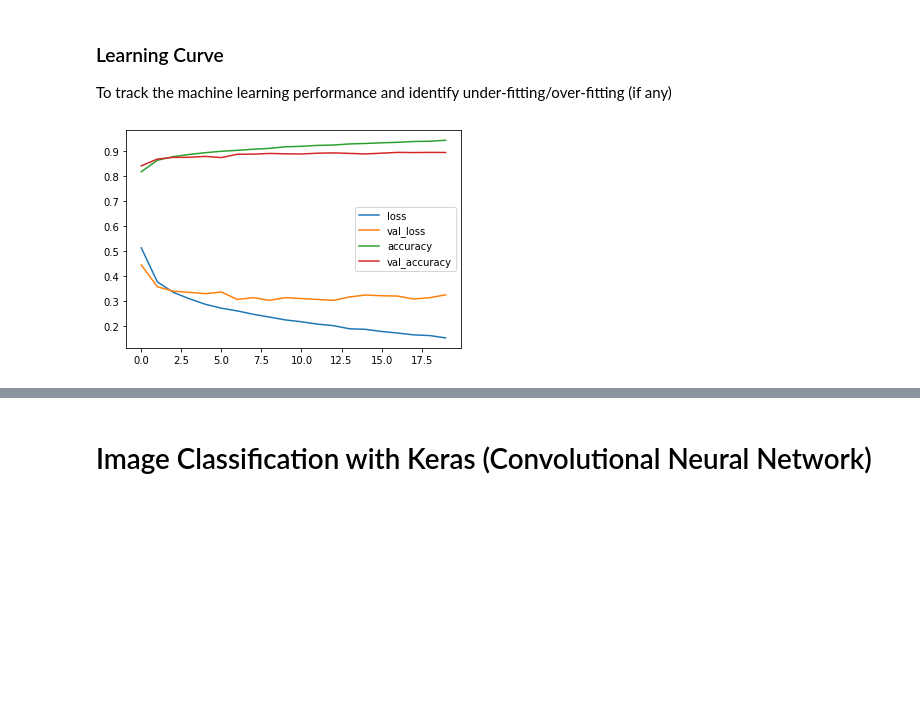
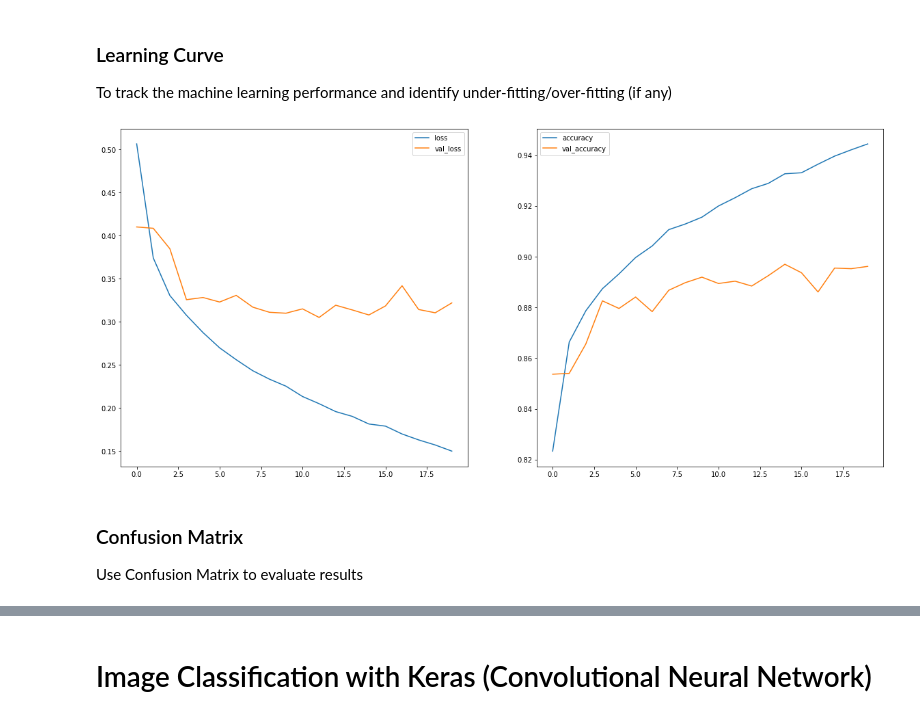
Before and after one commit to kelv-yap/sp_dsai_machine_learning, a Jupyter notebook: deep_learning/deep_learning.ipynb, the cells around one changed output, grey strips where cells are left out. Drawn from its saved outputs; the diff is of its cells as text; code cells hidden in the pictures; blank space fills up the shorter version.

```diff
--- a/deep_learning/deep_learning.ipynb
+++ b/deep_learning/deep_learning.ipynb
@@ -118,25 +122,20 @@ Train, Compile and Evaluate Model
 from tensorflow.keras.models import Sequential
 from tensorflow.keras.layers import Dense
 
-model = Sequential()
-model.add(Dense(784, input_shape=(784,), activation='relu'))
-model.add(Dense(10, activation='softmax'))
+model1 = Sequential()
+model1.add(Dense(784, input_shape=(784,), activation='relu'))
+model1.add(Dense(10, activation='softmax'))
 
-model.compile(optimizer='adam',
-              loss='categorical_crossentropy',
-              metrics=['accuracy'])
+model1.compile(optimizer='adam',
+               loss='categorical_crossentropy',
+               metrics=['accuracy'])
 
-training = model.fit(X_train, y_train,
-                     validation_split=0.2,
-                     batch_size=100,
-                     verbose=2,
-                     epochs=20)
+training = model1.fit(X_train, y_train,
+                      validation_split=0.2,
+                      batch_size=100,
+                      verbose=2,
+                      epochs=20)
 
-print(model.summary())
-
-score = model.evaluate(X_test, y_test)
-print(score)
-print("Score (Accuracy): {:.2f}%".format(score[1]*100))
-print("Score (Error): {:.2f}%".format(100-score[1]*100))
+print(model1.summary())
 # %% [output]
 Epoch 1/20
@@ -162,12 +177,21 @@ To track the machine learning performance and identify under-fitting/over-fittin
 # %%
 history = training.history
 
+plt.figure(figsize=(20,20))
+
+plt.subplot(221)
 plt.plot(history['loss'], label="loss")
 plt.plot(history['val_loss'], label="val_loss")
+plt.legend(loc='best')
+
+plt.subplot(222)
 plt.plot(history['accuracy'], label="accuracy")
 plt.plot(history['val_accuracy'], label="val_accuracy")
+plt.legend(loc='best')
 
-plt.legend(loc='best')
 plt.show()
 # %% [output]
-[figure, old version]
+[figure, new version]
+# %% [markdown]
+### Confusion Matrix
+Use Confusion Matrix to evaluate results
```
Also changed, not shown: parts of 18 cells of this notebook, 5 other files.
